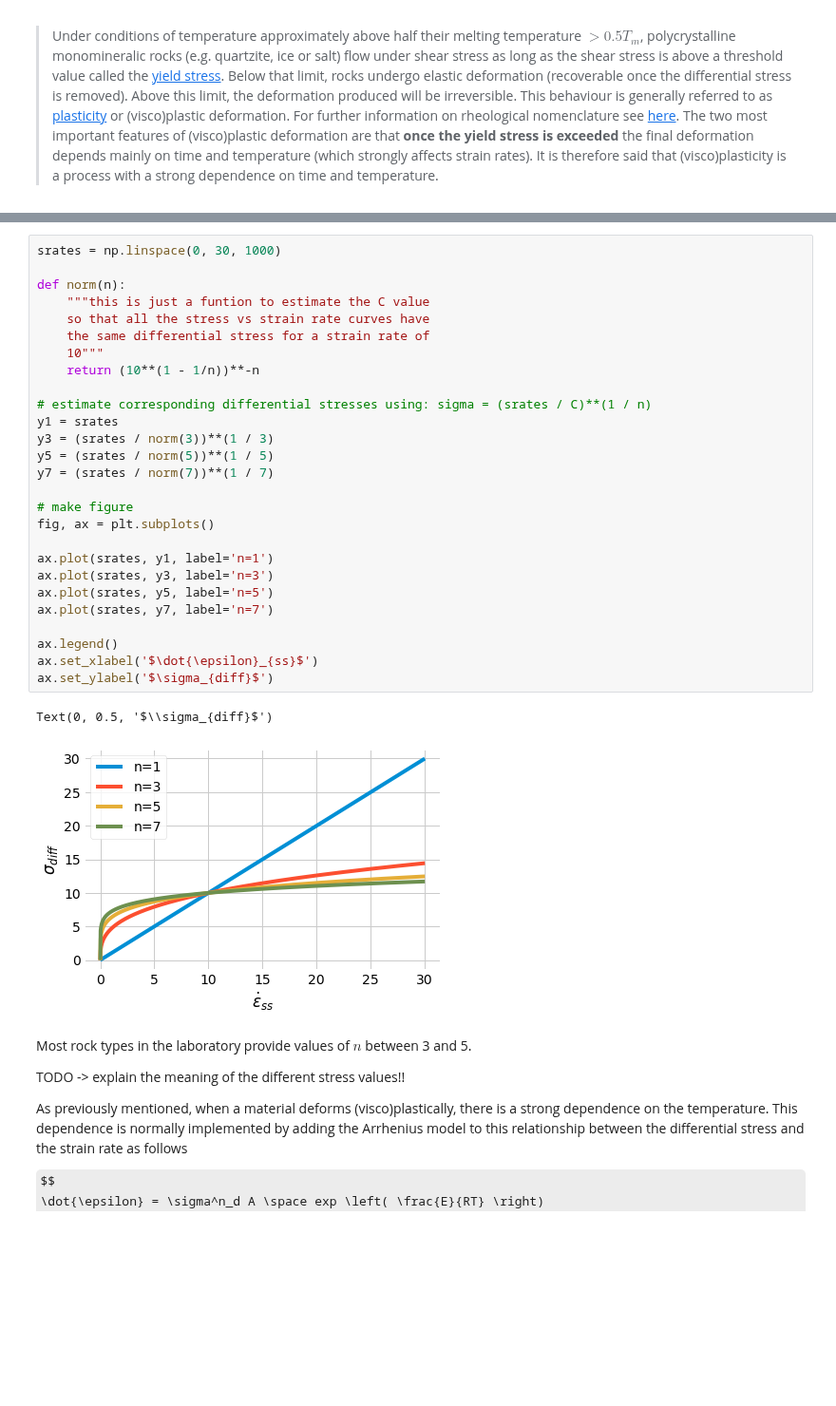
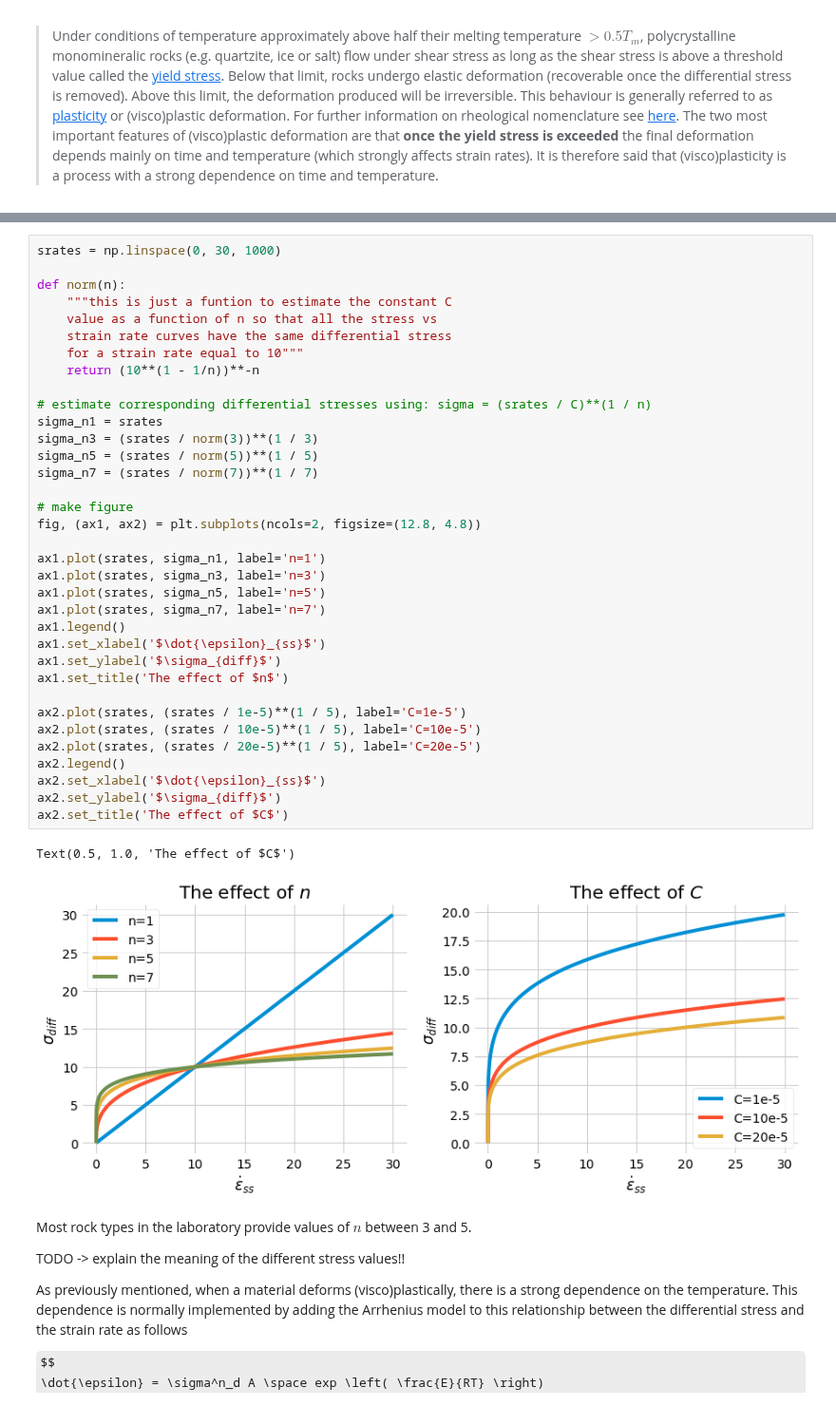
Before and after one commit to marcoalopez/strength_envelopes, a Jupyter notebook: notebooks/creep_flow_laws.ipynb, the cells around one changed output, grey strips where cells are left out. Shown at 95% size. Cells and saved outputs as stored; diff of their text form; some formulas as TeX source; blank space fills up the shorter version.

```diff
--- a/notebooks/creep_flow_laws.ipynb
+++ b/notebooks/creep_flow_laws.ipynb
@@ -39,33 +39,41 @@ TODO -> show a figure of how the power law relationships look like and the effec
 # %%
 srates = np.linspace(0, 30, 1000)
 
 def norm(n):
-    """this is just a funtion to estimate the C value
-    so that all the stress vs strain rate curves have
-    the same differential stress for a strain rate of
-    10"""
+    """this is just a funtion to estimate the constant C
+    value as a function of n so that all the stress vs
+    strain rate curves have the same differential stress
+    for a strain rate equal to 10"""
     return (10**(1 - 1/n))**-n
 
 # estimate corresponding differential stresses using: sigma = (srates / C)**(1 / n)
-y1 = srates
-y3 = (srates / norm(3))**(1 / 3)
-y5 = (srates / norm(5))**(1 / 5)
-y7 = (srates / norm(7))**(1 / 7)
+sigma_n1 = srates
+sigma_n3 = (srates / norm(3))**(1 / 3)
+sigma_n5 = (srates / norm(5))**(1 / 5)
+sigma_n7 = (srates / norm(7))**(1 / 7)
 
 # make figure
-fig, ax = plt.subplots()
+fig, (ax1, ax2) = plt.subplots(ncols=2, figsize=(12.8, 4.8))
 
-ax.plot(srates, y1, label='n=1')
-ax.plot(srates, y3, label='n=3')
-ax.plot(srates, y5, label='n=5')
-ax.plot(srates, y7, label='n=7')
+ax1.plot(srates, sigma_n1, label='n=1')
+ax1.plot(srates, sigma_n3, label='n=3')
+ax1.plot(srates, sigma_n5, label='n=5')
+ax1.plot(srates, sigma_n7, label='n=7')
+ax1.legend()
+ax1.set_xlabel('$\dot{\epsilon}_{ss}$')
+ax1.set_ylabel('$\sigma_{diff}$')
+ax1.set_title('The effect of $n$')
 
-ax.legend()
-ax.set_xlabel('$\dot{\epsilon}_{ss}$')
-ax.set_ylabel('$\sigma_{diff}$')
+ax2.plot(srates, (srates / 1e-5)**(1 / 5), label='C=1e-5')
+ax2.plot(srates, (srates / 10e-5)**(1 / 5), label='C=10e-5')
+ax2.plot(srates, (srates / 20e-5)**(1 / 5), label='C=20e-5')
+ax2.legend()
+ax2.set_xlabel('$\dot{\epsilon}_{ss}$')
+ax2.set_ylabel('$\sigma_{diff}$')
+ax2.set_title('The effect of $C$')
 # %% [output]
-Text(0, 0.5, '$\\sigma_{diff}$')
+Text(0.5, 1.0, 'The effect of $C$')
-[figure, old version]
+[figure, new version]
 # %% [markdown]
 
 Most rock types in the laboratory provide values of $n$ between 3 and 5.
```
Also changed, not shown: parts of 3 cells of this notebook.
